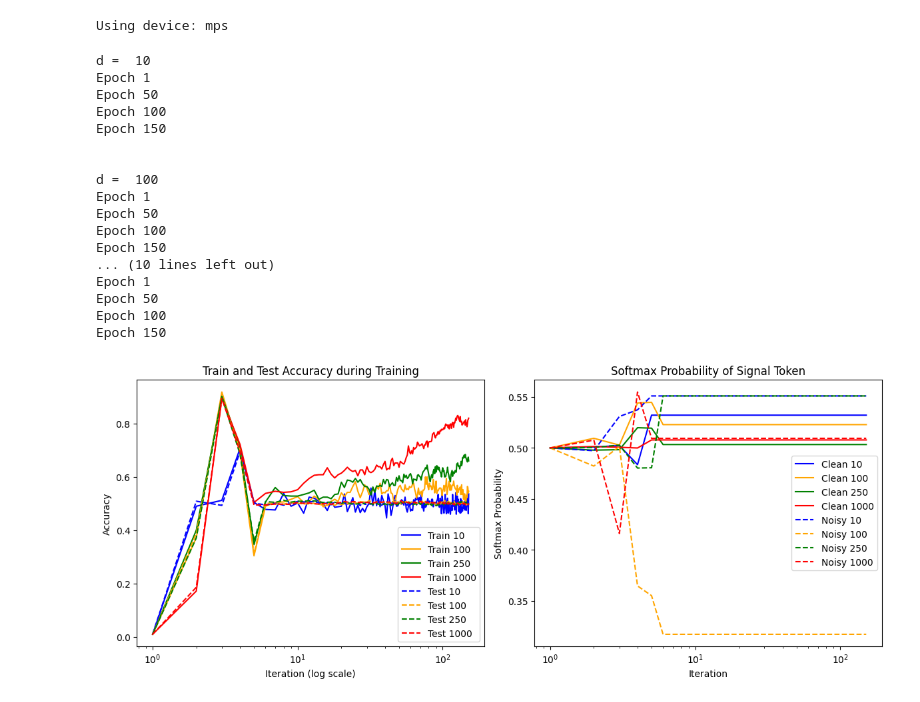
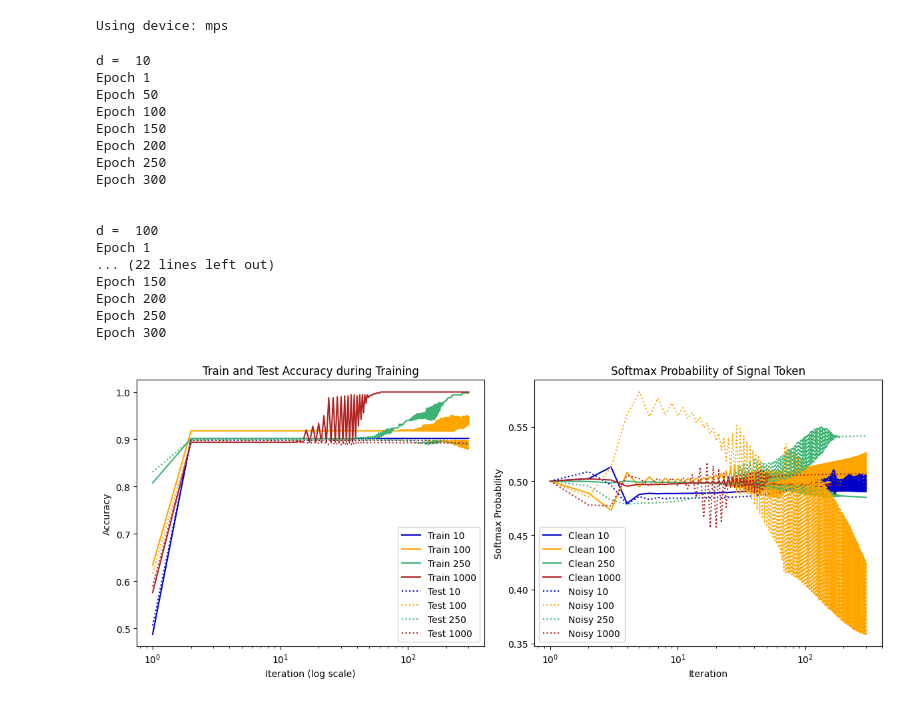
Before and after one commit to Albeenee/benign_overfitting_in_single_head_attention, a Jupyter notebook: different_SNR.ipynb, the cells around one changed output. Saved outputs shown, nothing was run; the diff lists cells and outputs as text; code cells hidden in the pictures.

Commit message:
cleanup

```diff
--- a/different_SNR.ipynb
+++ b/different_SNR.ipynb
@@ -54,46 +43,50 @@ for d in d_list:
     y_test = torch.tensor(y_test_np, dtype=torch.float32, device=device)
 
 
     # Model and optimizer
     model = SingleHeadAttention(d).to(device)
     optimizer = torch.optim.SGD(model.parameters(), lr=beta)
 
     # Train model
-    train_acc, test_acc, clean_proba, noisy_proba = train_with_max_margin(model,
-                                                                                optimizer,
-                                                                                X_train,
-                                                                                y_train,
-                                                                                X_test,
-                                                                                y_test,
-                                                                                clean_indices_train,
-                                                                                noisy_indices_train, (r,R))
+    train_acc, test_acc, clean_proba, noisy_proba = train_with_gradient_descent(
+                                                        model,
+                                                        optimizer,
+                                                        X_train,
+                                                        y_train,
+                                                        X_test,
+                                                        y_test,
+                                                        clean_indices_train,
+                                                        noisy_indices_train,
+                                                        beta=beta, num_steps=300)
 
     train_accs.append(train_acc)
     test_accs.append(test_acc)
     clean_probas.append(clean_proba)
     noisy_probas.append(noisy_proba)
 
     print('\n')
 
 labels_train_test = [[f'Train {d}' for d in d_list], [f'Test {d}' for d in d_list]]
 labels_noise = [[f'Clean {d}' for d in d_list], [f'Noisy {d}' for d in d_list]]
+
+# Plot
 plot_metrics(train_accs, test_accs, clean_probas, noisy_probas, labels_train_test, labels_noise)
 # %% [output]
 d =  10
 Epoch 1
 Epoch 50
 Epoch 100
 Epoch 150
+Epoch 200
+Epoch 250
+Epoch 300
 
 
 d =  100
 Epoch 1
-Epoch 50
-Epoch 100
+... (22 lines left out)
 Epoch 150
-... (10 lines left out)
-Epoch 1
-Epoch 50
-Epoch 100
-Epoch 150
+Epoch 200
+Epoch 250
+Epoch 300
-[figure, old version]
+[figure, new version]
```
Also changed, not shown: parts of 6 cells of this notebook, 3 other files.
